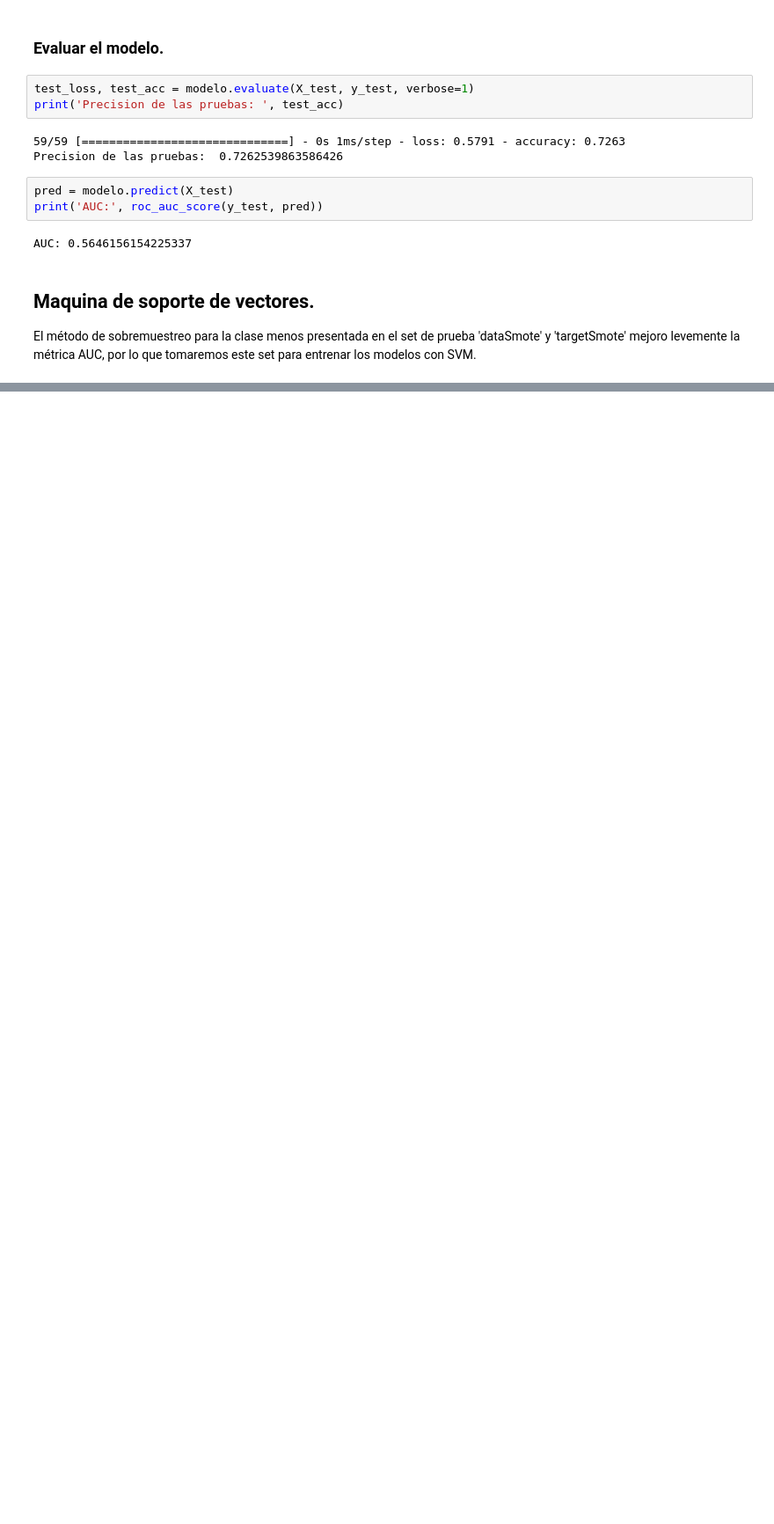
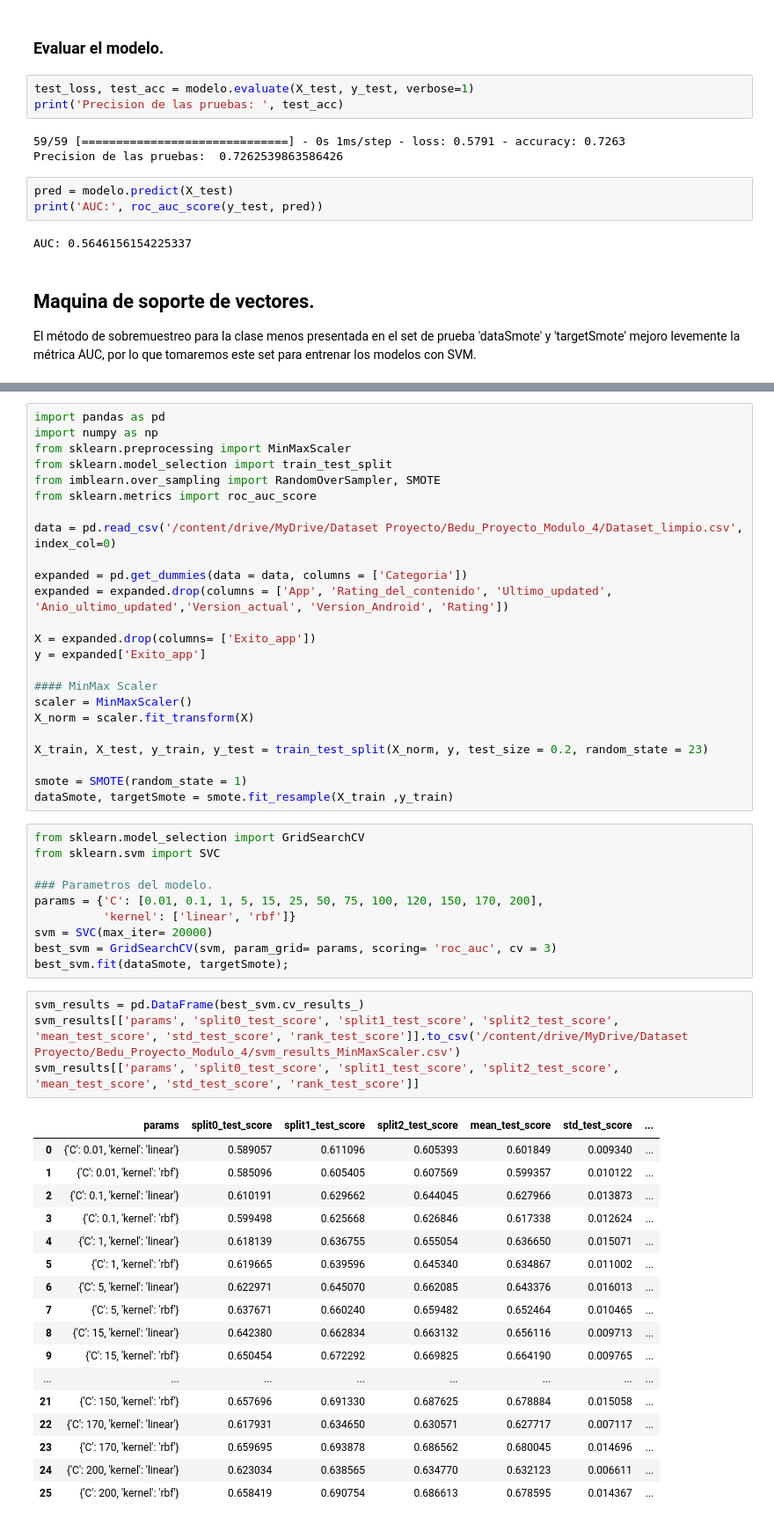
Before and after one commit to DiegoCorona/BEDU-Proyecto-Final-Estudio-de-mercado-de-Apps-M-viles-y-predicci-n-de-xito-, a Jupyter notebook: Estudio_de_mercado_de_Apps_Móviles_y_predicción_de_exito.ipynb, the cells around one changed output, grey strips where cells are left out. Shown: that part at 88% size. Drawn from its saved outputs; the diff is of its cells as text; blank space fills up the shorter version.

```diff
--- a/Estudio_de_mercado_de_Apps_Móviles_y_predicción_de_exito.ipynb
+++ b/Estudio_de_mercado_de_Apps_Móviles_y_predicción_de_exito.ipynb
@@ -250,0 +229,56 @@ from sklearn.svm import SVC
+# %%
+import pandas as pd
+import numpy as np
+from sklearn.preprocessing import MinMaxScaler
+from sklearn.model_selection import train_test_split
+from imblearn.over_sampling import RandomOverSampler, SMOTE
+from sklearn.metrics import roc_auc_score
+
+data = pd.read_csv('/content/drive/MyDrive/Dataset Proyecto/Bedu_Proyecto_Modulo_4/Dataset_limpio.csv', index_col=0)
+
+expanded = pd.get_dummies(data = data, columns = ['Categoria'])
+expanded = expanded.drop(columns = ['App', 'Rating_del_contenido', 'Ultimo_updated', 'Anio_ultimo_updated','Version_actual', 'Version_Android', 'Rating'])
+
+X = expanded.drop(columns= ['Exito_app'])
+y = expanded['Exito_app']
+
+#### MinMax Scaler
+scaler = MinMaxScaler()
+X_norm = scaler.fit_transform(X)
+
+X_train, X_test, y_train, y_test = train_test_split(X_norm, y, test_size = 0.2, random_state = 23)
+
+smote = SMOTE(random_state = 1)
+dataSmote, targetSmote = smote.fit_resample(X_train ,y_train)
+# %%
+from sklearn.model_selection import GridSearchCV
+from sklearn.svm import SVC
+
+### Parametros del modelo.
+params = {'C': [0.01, 0.1, 1, 5, 15, 25, 50, 75, 100, 120, 150, 170, 200],
+          'kernel': ['linear', 'rbf']}
+svm = SVC(max_iter= 20000)
+best_svm = GridSearchCV(svm, param_grid= params, scoring= 'roc_auc', cv = 3)
+best_svm.fit(dataSmote, targetSmote);
+# %%
+svm_results = pd.DataFrame(best_svm.cv_results_)
+svm_results[['params', 'split0_test_score', 'split1_test_score', 'split2_test_score', 'mean_test_score', 'std_test_score', 'rank_test_score']].to_csv('/content/drive/MyDrive/Dataset Proyecto/Bedu_Proyecto_Modulo_4/svm_results_MinMaxScaler.csv')
+svm_results[['params', 'split0_test_score', 'split1_test_score', 'split2_test_score', 'mean_test_score', 'std_test_score', 'rank_test_score']]
+# %% [output]
+|  | params | split0_test_score | split1_test_score | split2_test_score | mean_test_score | std_test_score | ... |
+| 0 | {'C': 0.01, 'kernel': 'linear'} | 0.589057 | 0.611096 | 0.605393 | 0.601849 | 0.009340 | ... |
+| 1 | {'C': 0.01, 'kernel': 'rbf'} | 0.585096 | 0.605405 | 0.607569 | 0.599357 | 0.010122 | ... |
+| 2 | {'C': 0.1, 'kernel': 'linear'} | 0.610191 | 0.629662 | 0.644045 | 0.627966 | 0.013873 | ... |
+| 3 | {'C': 0.1, 'kernel': 'rbf'} | 0.599498 | 0.625668 | 0.626846 | 0.617338 | 0.012624 | ... |
+| 4 | {'C': 1, 'kernel': 'linear'} | 0.618139 | 0.636755 | 0.655054 | 0.636650 | 0.015071 | ... |
+| 5 | {'C': 1, 'kernel': 'rbf'} | 0.619665 | 0.639596 | 0.645340 | 0.634867 | 0.011002 | ... |
+| 6 | {'C': 5, 'kernel': 'linear'} | 0.622971 | 0.645070 | 0.662085 | 0.643376 | 0.016013 | ... |
+| 7 | {'C': 5, 'kernel': 'rbf'} | 0.637671 | 0.660240 | 0.659482 | 0.652464 | 0.010465 | ... |
+| 8 | {'C': 15, 'kernel': 'linear'} | 0.642380 | 0.662834 | 0.663132 | 0.656116 | 0.009713 | ... |
+| 9 | {'C': 15, 'kernel': 'rbf'} | 0.650454 | 0.672292 | 0.669825 | 0.664190 | 0.009765 | ... |
+| ... | ... | ... | ... | ... | ... | ... | ... |
+| 21 | {'C': 150, 'kernel': 'rbf'} | 0.657696 | 0.691330 | 0.687625 | 0.678884 | 0.015058 | ... |
+| 22 | {'C': 170, 'kernel': 'linear'} | 0.617931 | 0.634650 | 0.630571 | 0.627717 | 0.007117 | ... |
+| 23 | {'C': 170, 'kernel': 'rbf'} | 0.659695 | 0.693878 | 0.686562 | 0.680045 | 0.014696 | ... |
+| 24 | {'C': 200, 'kernel': 'linear'} | 0.623034 | 0.638565 | 0.634770 | 0.632123 | 0.006611 | ... |
+| 25 | {'C': 200, 'kernel': 'rbf'} | 0.658419 | 0.690754 | 0.686613 | 0.678595 | 0.014367 | ... |
```
Also changed, not shown: parts of 28 cells of this notebook.
